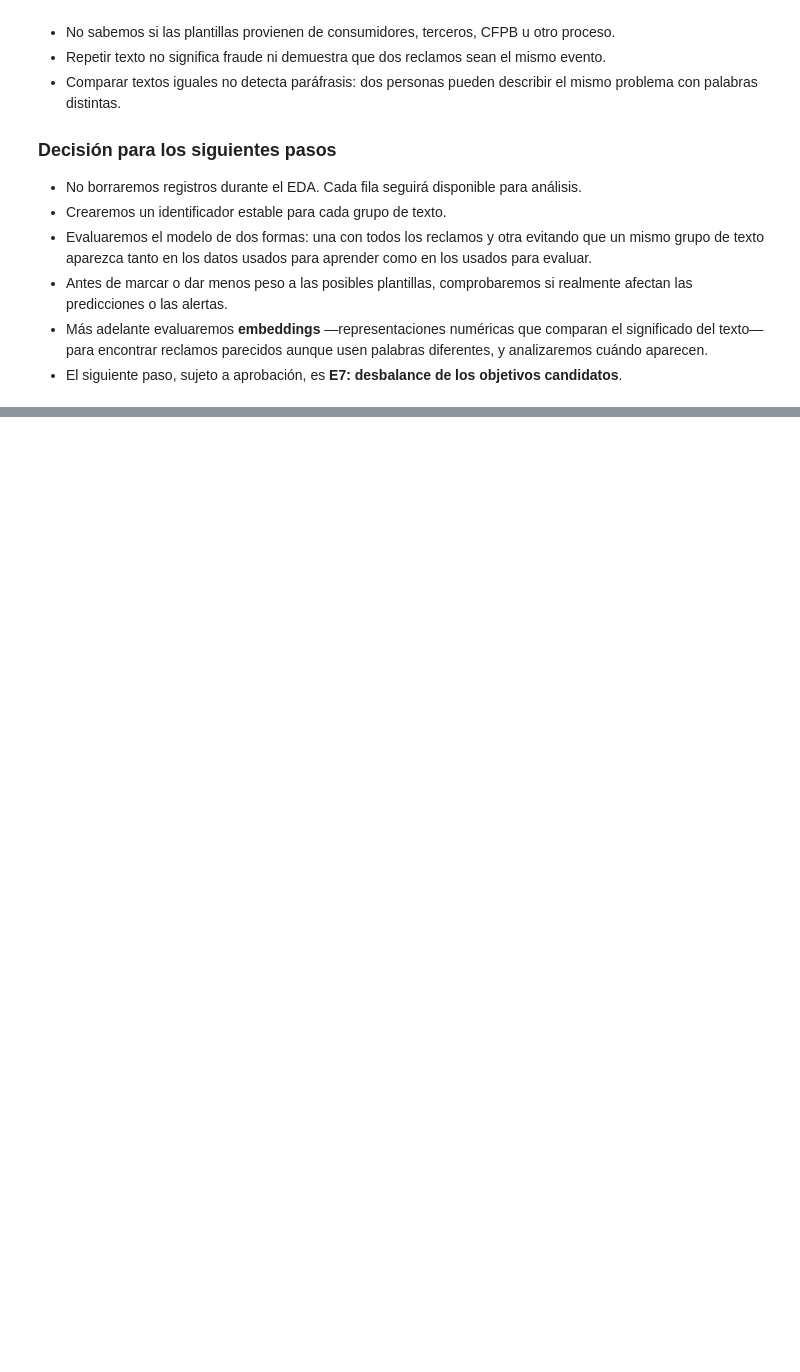
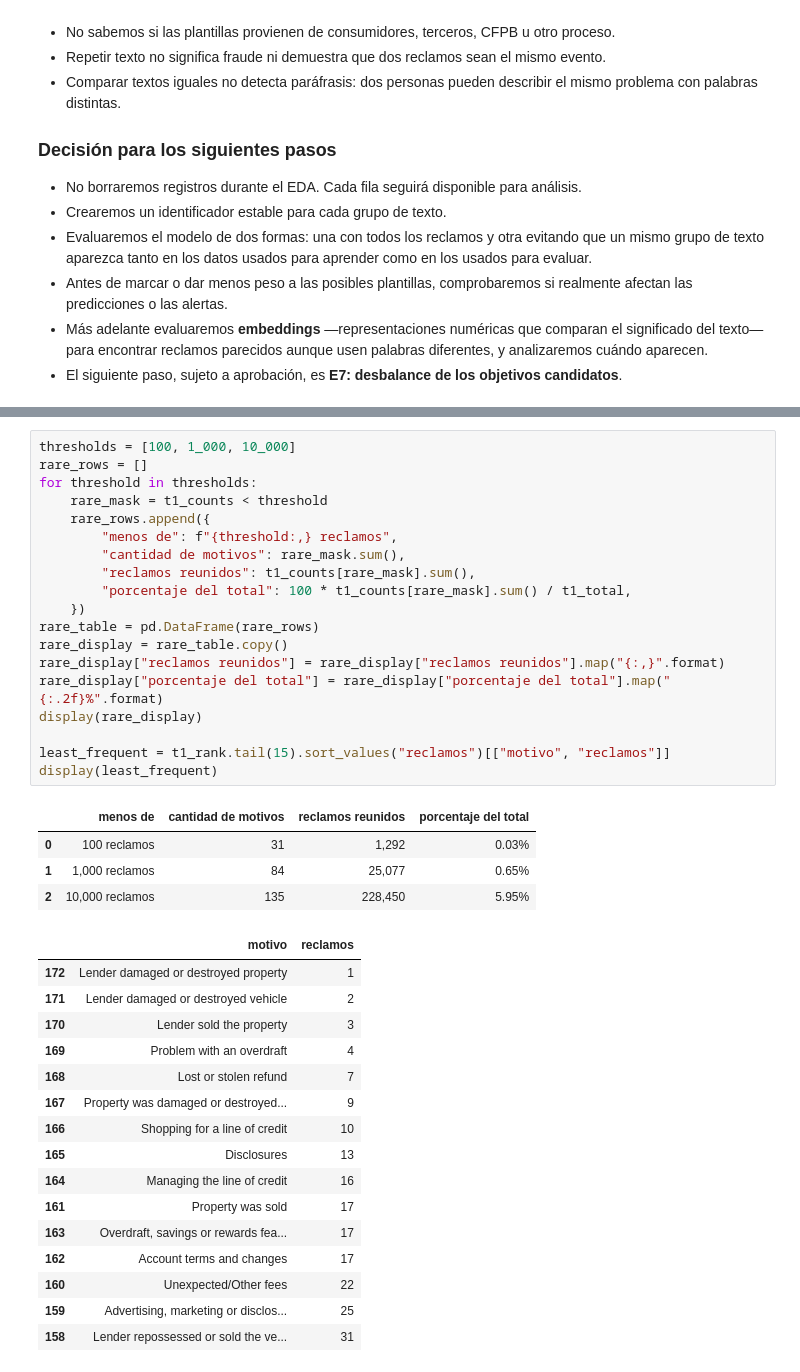
Before and after one commit to Codenid/capstone-claims-triage, a Jupyter notebook: notebooks/01_eda.ipynb, the cells around one changed output, grey strips where cells are left out. Cells and saved outputs as stored; diff of their text form; blank space fills up the shorter version.

```diff
--- a/notebooks/01_eda.ipynb
+++ b/notebooks/01_eda.ipynb
@@ -1206,0 +1261,40 @@ display(largest_groups[[
+# %%
+thresholds = [100, 1_000, 10_000]
+rare_rows = []
+for threshold in thresholds:
+    rare_mask = t1_counts < threshold
+    rare_rows.append({
+        "menos de": f"{threshold:,} reclamos",
+        "cantidad de motivos": rare_mask.sum(),
+        "reclamos reunidos": t1_counts[rare_mask].sum(),
+        "porcentaje del total": 100 * t1_counts[rare_mask].sum() / t1_total,
+    })
+rare_table = pd.DataFrame(rare_rows)
+rare_display = rare_table.copy()
+rare_display["reclamos reunidos"] = rare_display["reclamos reunidos"].map("{:,}".format)
+rare_display["porcentaje del total"] = rare_display["porcentaje del total"].map("{:.2f}%".format)
+display(rare_display)
+
+least_frequent = t1_rank.tail(15).sort_values("reclamos")[["motivo", "reclamos"]]
+display(least_frequent)
+# %% [output]
+|  | menos de | cantidad de motivos | reclamos reunidos | porcentaje del total |
+| 0 | 100 reclamos | 31 | 1,292 | 0.03% |
+| 1 | 1,000 reclamos | 84 | 25,077 | 0.65% |
+| 2 | 10,000 reclamos | 135 | 228,450 | 5.95% |
+|  | motivo | reclamos |
+| 172 | Lender damaged or destroyed property | 1 |
+| 171 | Lender damaged or destroyed vehicle | 2 |
+| 170 | Lender sold the property | 3 |
+| 169 | Problem with an overdraft | 4 |
+| 168 | Lost or stolen refund | 7 |
+| 167 | Property was damaged or destroyed... | 9 |
+| 166 | Shopping for a line of credit | 10 |
+| 165 | Disclosures | 13 |
+| 164 | Managing the line of credit | 16 |
+| 161 | Property was sold | 17 |
+| 163 | Overdraft, savings or rewards fea... | 17 |
+| 162 | Account terms and changes | 17 |
+| 160 | Unexpected/Other fees | 22 |
+| 159 | Advertising, marketing or disclos... | 25 |
+| 158 | Lender repossessed or sold the ve... | 31 |
```
Also changed, not shown: parts of 10 cells of this notebook.
